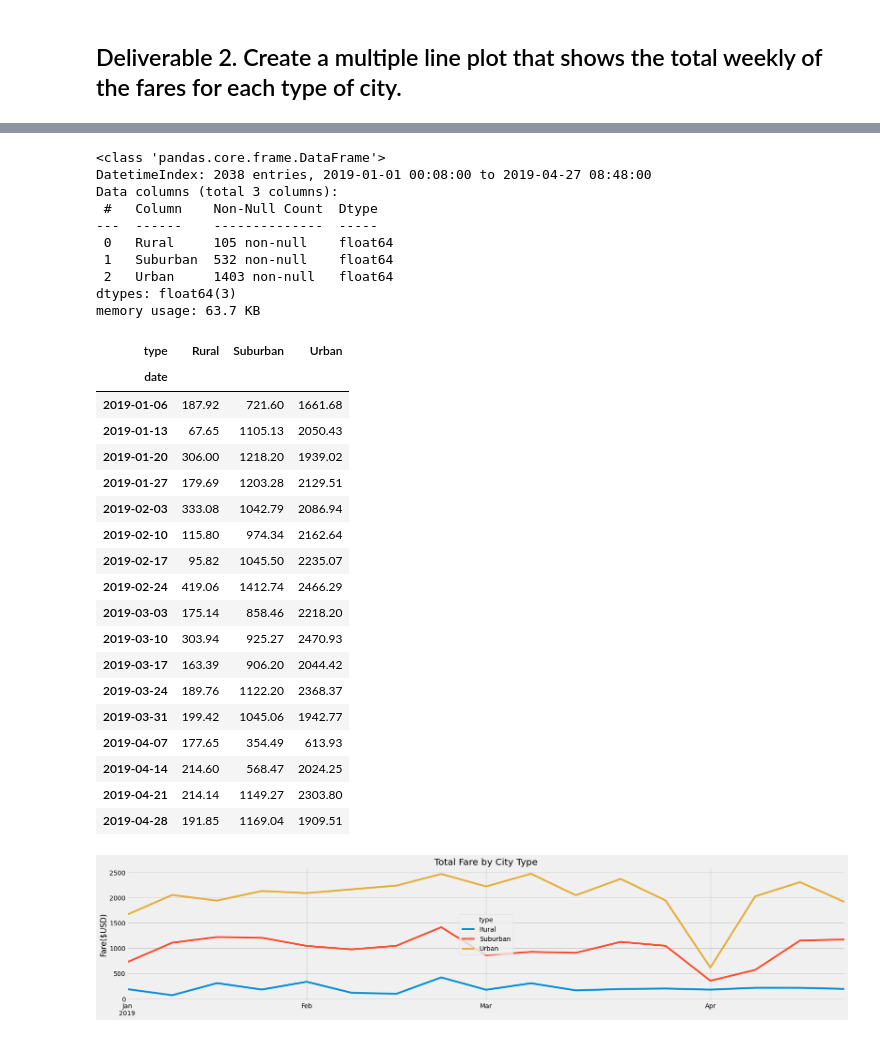
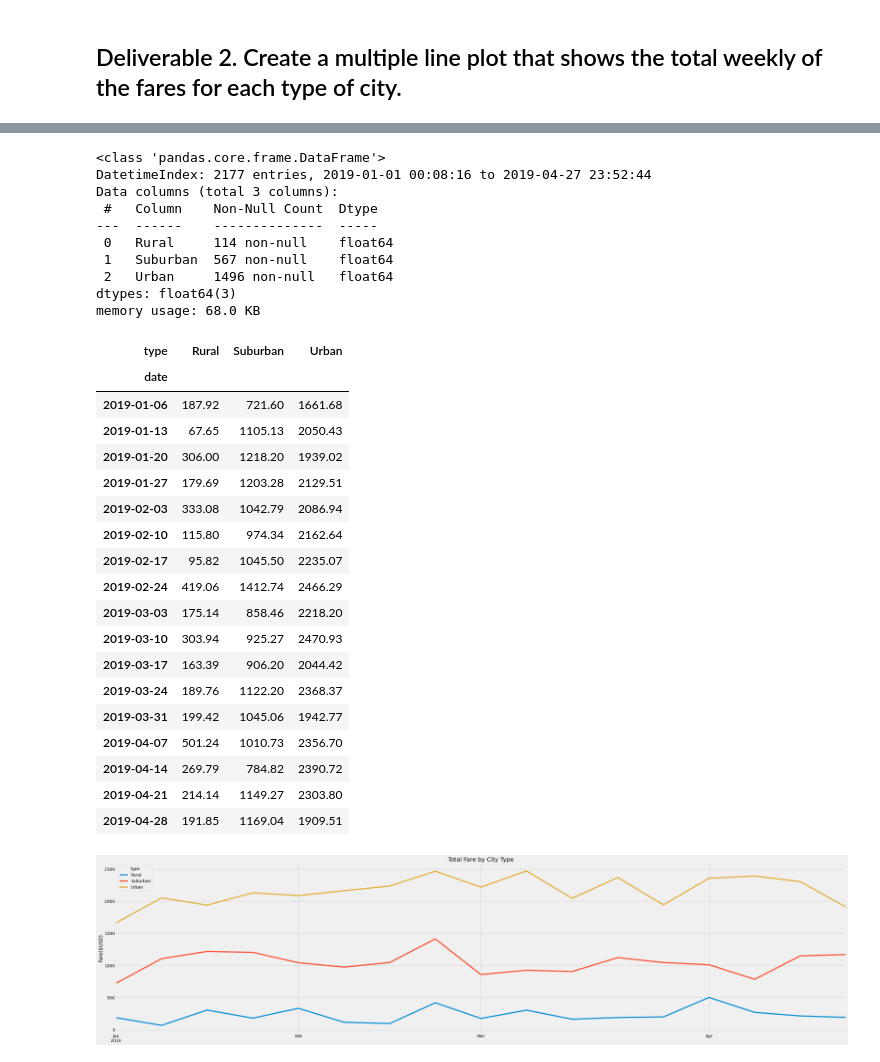
Before and after one commit to tonyferri/PyBer_Analysis, a Jupyter notebook: PyBer_Challenge.ipynb, the cells around one changed output, grey strips where cells are left out. Cells and saved outputs as stored; diff of their text form; code cells hidden in the pictures.

Commit message:
fixed April data

```diff
--- a/PyBer_Challenge.ipynb
+++ b/PyBer_Challenge.ipynb
@@ -124,6 +124,13 @@ pyber_summary_df
 # %%
 # 2. Using groupby() to create a new DataFrame showing the sum of the fares
 #  for each date where the indices are the city type and date.
-fare_summary_df = pyber_data_df.groupby(["date","type"]).sum()[["fare"]]
+
+fare_summary_initial_df = pyber_data_df.groupby(["type","date"])
+fare_summary_initial_df
+
+fare_summary_df = fare_summary_initial_df.sum()["fare"]
 fare_summary_df
+
+# fare_summary_df = pyber_data_df.groupby(["type","date"]).sum()["fare"]
+# fare_summary_df
 # %% [output]
@@ -176,7 +187,7 @@ fare_summary_df_pivot.head()
 # %%
 # 5. Create a new DataFrame from the pivot table DataFrame using loc on the given dates, '2019-01-01':'2019-04-29'.
 # NOTE - INSTRUCTIONS MENTION 04-28 INSTEAD OF 04-29
-fare_jan_apr_df = fare_summary_df_pivot.loc['1/1/2019':'4/28/2019']
+fare_jan_apr_df = fare_summary_df_pivot.loc["2019-01-01":"2019-04-28"]
 fare_jan_apr_df
 # %% [output]
 | type | Rural | Suburban | Urban |
@@ -217,17 +228,22 @@ fare_jan_apr_df
 fare_jan_apr_df.info()
 # %% [output]
 <class 'pandas.core.frame.DataFrame'>
-DatetimeIndex: 2038 entries, 2019-01-01 00:08:00 to 2019-04-27 08:48:00
+DatetimeIndex: 2177 entries, 2019-01-01 00:08:16 to 2019-04-27 23:52:44
 Data columns (total 3 columns):
  #   Column    Non-Null Count  Dtype
 ---  ------    --------------  -----
- 0   Rural     105 non-null    float64
- 1   Suburban  532 non-null    float64
- 2   Urban     1403 non-null   float64
+ 0   Rural     114 non-null    float64
+ 1   Suburban  567 non-null    float64
+ 2   Urban     1496 non-null   float64
 dtypes: float64(3)
-memory usage: 63.7 KB
+memory usage: 68.0 KB
 # %%
 # 8. Create a new DataFrame using the "resample()" function by week 'W' and get the sum of the fares for each week.
+# fare_weekly_initial_df = fare_jan_apr_df.resample("W")
+# fare_weekly_initial_df
+
+# fare_weekly_df = fare_weekly_initial_df.sum()
+
 fare_weekly_df = fare_jan_apr_df.resample("W").sum()
 fare_weekly_df
 # %% [output]
@@ -246,28 +262,28 @@ fare_weekly_df
 | 2019-03-17 | 163.39 | 906.20 | 2044.42 |
 | 2019-03-24 | 189.76 | 1122.20 | 2368.37 |
 | 2019-03-31 | 199.42 | 1045.06 | 1942.77 |
-| 2019-04-07 | 177.65 | 354.49 | 613.93 |
-| 2019-04-14 | 214.60 | 568.47 | 2024.25 |
+| 2019-04-07 | 501.24 | 1010.73 | 2356.70 |
+| 2019-04-14 | 269.79 | 784.82 | 2390.72 |
 | 2019-04-21 | 214.14 | 1149.27 | 2303.80 |
 | 2019-04-28 | 191.85 | 1169.04 | 1909.51 |
 # %%
 # 8. Using the object-oriented interface method, plot the resample DataFrame using the df.plot() function.
-fare_weekly_df.plot(figsize=(25, 5))
+fare_weekly_df.plot(figsize=(40, 10))
 
 # Create labels for the x and y axes.
 plt.xlabel(None)
 plt.ylabel("Fare($USD)")
 
 # Create a title.
 plt.title("Total Fare by City Type")
 
 # Import the style from Matplotlib.
 from matplotlib import style
 # Use the graph style fivethirtyeight.
 style.use('fivethirtyeight')
 
 # Save Figure
-# plt.savefig("analysis/PyBer_fare_summary.png")
-# plt.show()
+plt.savefig("analysis/PyBer_fare_summary.png")
+plt.show()
 # %% [output]
-[figure, old version]
+[figure, new version]
```
Also changed, not shown: parts of 7 cells of this notebook, 5 other files.
